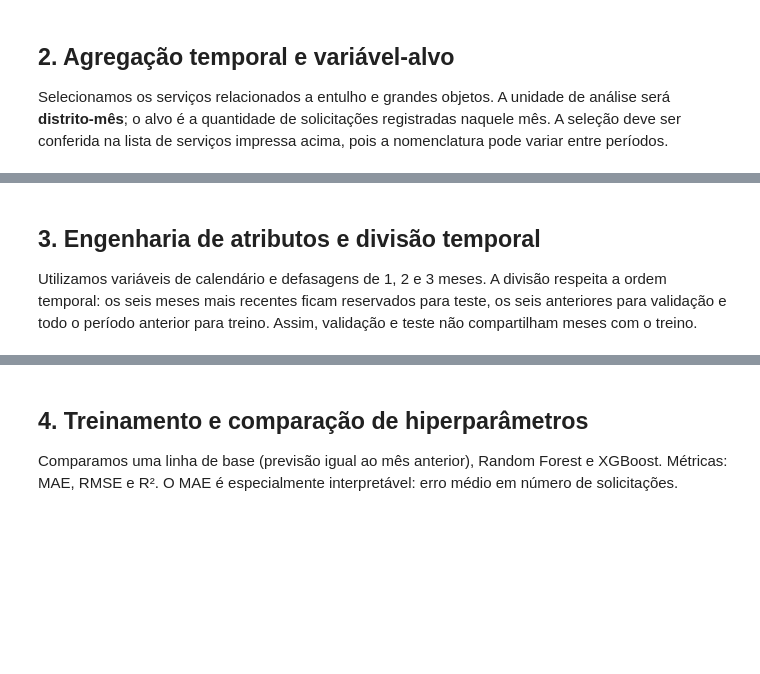
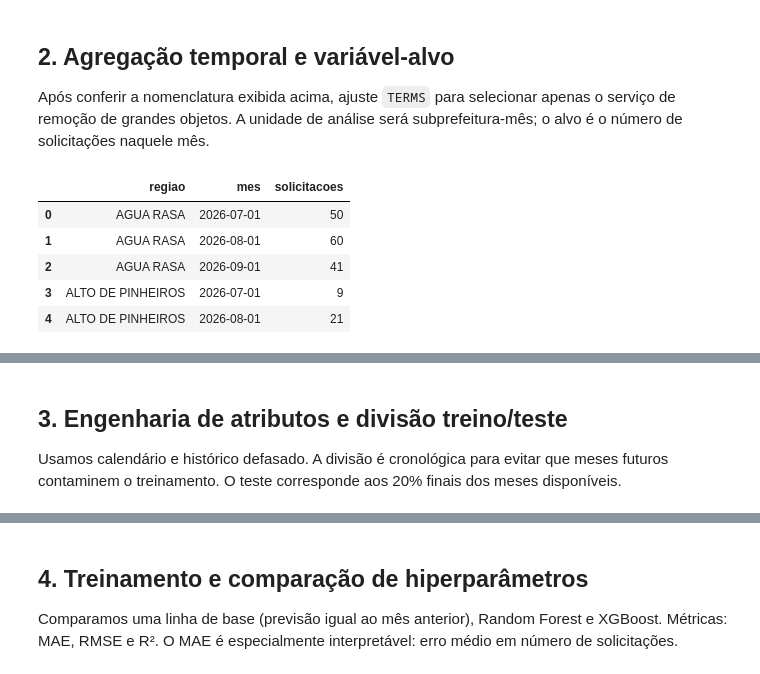
Before and after one commit to GABRUUUUU/descarte-facil, a Jupyter notebook: ml/descarte_facil_ml.ipynb, the cells around one changed output, grey strips where cells are left out. Saved outputs shown, nothing was run; the diff lists cells and outputs as text; code cells hidden in the pictures; blank space fills up the shorter version.

Commit message:
Restaurar versão anterior do projeto

```diff
--- a/ml/descarte_facil_ml.ipynb
+++ b/ml/descarte_facil_ml.ipynb
@@ -115,30 +95,29 @@ print(service_counts.head(60).to_string())
 # %% [markdown]
 ## 2. Agregação temporal e variável-alvo
-
-Selecionamos os serviços relacionados a entulho e grandes objetos. A unidade de análise será **distrito-mês**; o alvo é a quantidade de solicitações registradas naquele mês. A seleção deve ser conferida na lista de serviços impressa acima, pois a nomenclatura pode variar entre períodos.
+Após conferir a nomenclatura exibida acima, ajuste `TERMS` para selecionar apenas o serviço de remoção de grandes objetos. A unidade de análise será subprefeitura-mês; o alvo é o número de solicitações naquele mês.
 # %%
-TERMS = ["grandes objetos", "entulho e grandes objetos"]
+TERMS = ["entulho e grandes objetos", "remoção de grandes objetos", "remocao de grandes objetos"]
 service_text = df[service_col].astype(str).str.lower()
-selected = df[service_text.apply(lambda x: any(term in x for term in TERMS))].copy()
-
+selected = df[service_text.apply(lambda x: any(t in x for t in TERMS))].copy()
 if selected.empty:
-    raise ValueError("Nenhum registro encontrado. Revise os nomes de serviço exibidos na célula anterior.")
+    raise ValueError("Nenhum registro encontrado. Ajuste TERMS com o nome exato exibido em value_counts().")
 
 selected["mes"] = selected[date_col].dt.to_period("M").dt.to_timestamp()
-agg = (
-    selected.groupby([district_col, "mes"]).size()
-    .rename("solicitacoes").reset_index()
-    .rename(columns={district_col: "regiao"})
-)
-
-regions = sorted(agg["regiao"].dropna().unique())
+agg = (selected.groupby([district_col, "mes"]).size()
+       .rename("solicitacoes").reset_index()
+       .rename(columns={district_col:"regiao"}))
+# Painel balanceado: meses sem solicitação observada recebem zero.
+regions = agg["regiao"].dropna().unique()
 months = pd.date_range(agg["mes"].min(), agg["mes"].max(), freq="MS")
-panel = pd.MultiIndex.from_product([regions, months], names=["regiao", "mes"]).to_frame(index=False)
-panel = panel.merge(agg, on=["regiao", "mes"], how="left")
+panel = pd.MultiIndex.from_product([regions, months], names=["regiao","mes"]).to_frame(index=False)
+panel = panel.merge(agg, on=["regiao","mes"], how="left")
 panel["solicitacoes"] = panel["solicitacoes"].fillna(0).astype(int)
-
-print("Registros selecionados:", len(selected))
-print("Distritos:", len(regions))
-print("Período:", panel["mes"].min(), "a", panel["mes"].max())
-print("Meses:", panel["mes"].nunique(), "| Linhas do painel:", len(panel))
 display(panel.head())
+print("Período:", panel.mes.min(), "a", panel.mes.max(), "| linhas:", len(panel))
+# %% [output]
+|  | regiao | mes | solicitacoes |
+| 0 | AGUA RASA | 2026-07-01 | 50 |
+| 1 | AGUA RASA | 2026-08-01 | 60 |
+| 2 | AGUA RASA | 2026-09-01 | 41 |
+| 3 | ALTO DE PINHEIROS | 2026-07-01 | 9 |
+| 4 | ALTO DE PINHEIROS | 2026-08-01 | 21 |
@@ -145,5 +125,4 @@ display(panel.head())
 # %% [markdown]
-## 3. Engenharia de atributos e divisão temporal
-
-Utilizamos variáveis de calendário e defasagens de 1, 2 e 3 meses. A divisão respeita a ordem temporal: os seis meses mais recentes ficam reservados para teste, os seis anteriores para validação e todo o período anterior para treino. Assim, validação e teste não compartilham meses com o treino.
+## 3. Engenharia de atributos e divisão treino/teste
+Usamos calendário e histórico defasado. A divisão é cronológica para evitar que meses futuros contaminem o treinamento. O teste corresponde aos 20% finais dos meses disponíveis.
 # %%
```
Also changed, not shown: parts of 11 cells of this notebook.
